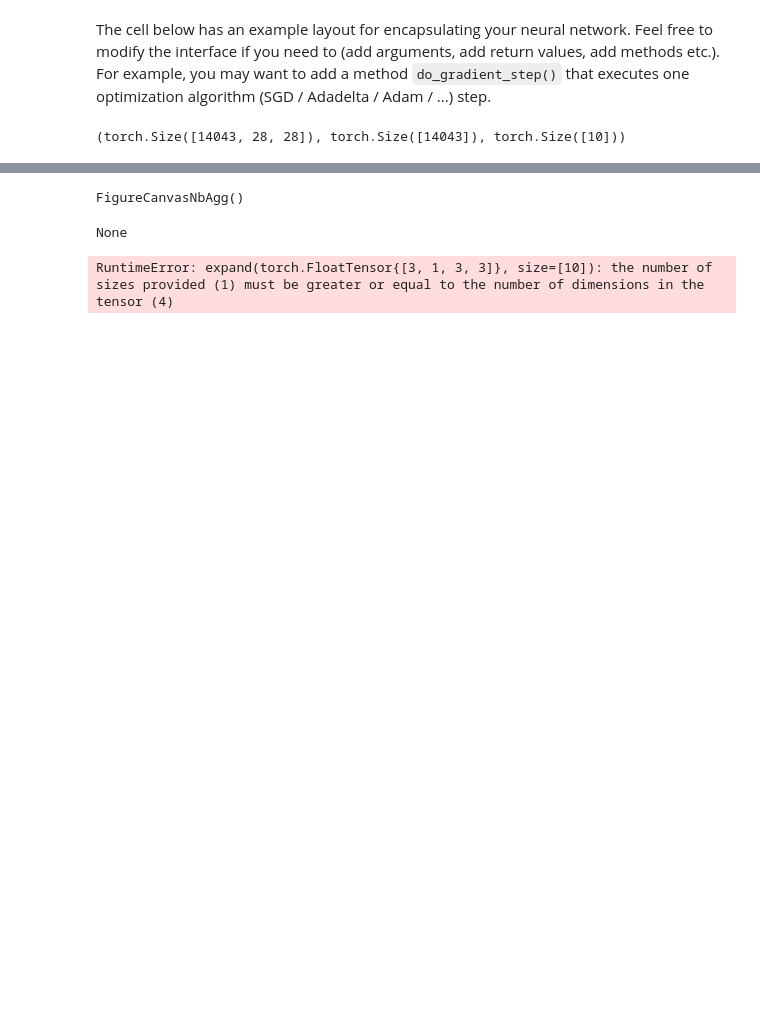
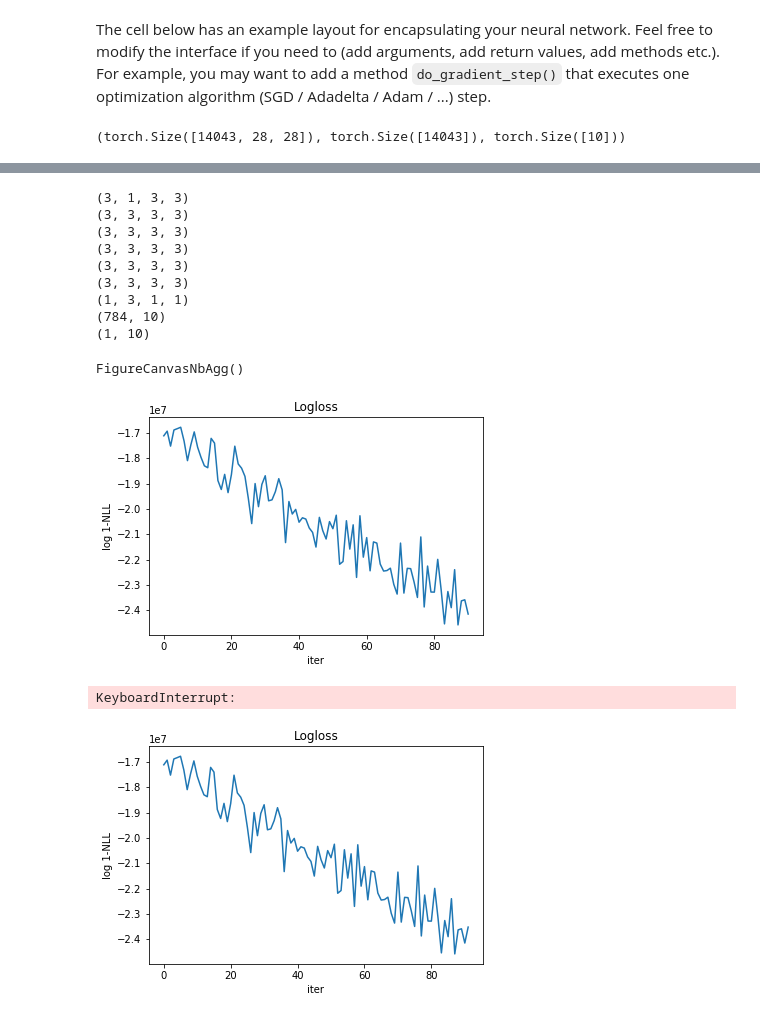
Before and after one commit to SomeoneSerge/skt_deeplearning, a Jupyter notebook: HW2/homework_part1.ipynb, the cells around one changed output, grey strips where cells are left out. Cells and saved outputs as stored; diff of their text form; code cells hidden in the pictures; blank space fills up the shorter version.

Commit message:
loss decreasing, gotta rewrite finalmodel

```diff
--- a/HW2/homework_part1.ipynb
+++ b/HW2/homework_part1.ipynb
@@ -586,44 +656,58 @@ def make_wide_resnet():
         WideResBlock(3, 3, 3, .5),
         # PrintShape("res1"),
         WideResBlock(3, 3, 3, .5),
         # PrintShape("res1"),
         Conv2d(3, 1, 1, # merge to just one channel
                padding=0), # otherwise width and height get increased by 2
         # PrintShape("1x1"),
         Flatten(),
         # PrintShape("flattened"),
         Linear(28*28, 10),
     )
     for p in network.parameters():
         p.normal_()
         p.requires_grad_(True)
     return network
 
 
 trainable_model = make_wide_resnet()
-model = FinalModel(model)
+model = FinalModel(trainable_model, 2)
+print('\n'.join([str(tuple(x.shape)) for x in trainable_model.parameters()]))
 
 # Your code here (train the model)
-def do():
+def do(n_epochs):
     fig, ax = plt.subplots()
     handle = display(None, display_id=True)
-    opt = Adam(trainable_model.parameters())
+    opt = Adam(trainable_model.parameters(), .01)
     loss_history = []
     def epoch_posthook(loss):
         loss_history.append(loss)
         ax.clear()
+        ax.set_title('Logloss')
+        ax.set_xlabel('iter')
+        ax.set_ylabel('log 1-NLL')
         ax.plot(loss_history)
-        fig.canvas.draw() # handle.update(fig)
-    opt.register_epoch_posthook(loss_history)
+        fig.canvas.draw()
+        handle.update(fig)
+    opt.register_epoch_posthook(epoch_posthook)
     loss = crossentropy
-    opt.evolve(trainable_model, loss, make_batch_stream(X_train, y_train, 128), 10)
+    opt.evolve(trainable_model, loss, make_batch_stream(X_train, y_train, 100), n_epochs)
 
-
-do()
+do(100)
 # %% [output]
-FigureCanvasNbAgg()
+(3, 1, 3, 3)
+(3, 3, 3, 3)
+(3, 3, 3, 3)
+(3, 3, 3, 3)
+(3, 3, 3, 3)
+(3, 3, 3, 3)
+(1, 3, 1, 1)
+(784, 10)
+(1, 10)
-None
+FigureCanvasNbAgg()
+[figure, added]
-RuntimeError: expand(torch.FloatTensor{[3, 1, 3, 3]}, size=[10]): the number of sizes provided (1) must be greater or equal to the number of dimensions in the tensor (4)
+KeyboardInterrupt:
+[figure, added]
 # %%
 train_acc = accuracy(model, X_train, y_train) * 100
 test_acc = accuracy(model, X_test, y_test) * 100
```
Also changed, not shown: parts of 9 cells of this notebook.
